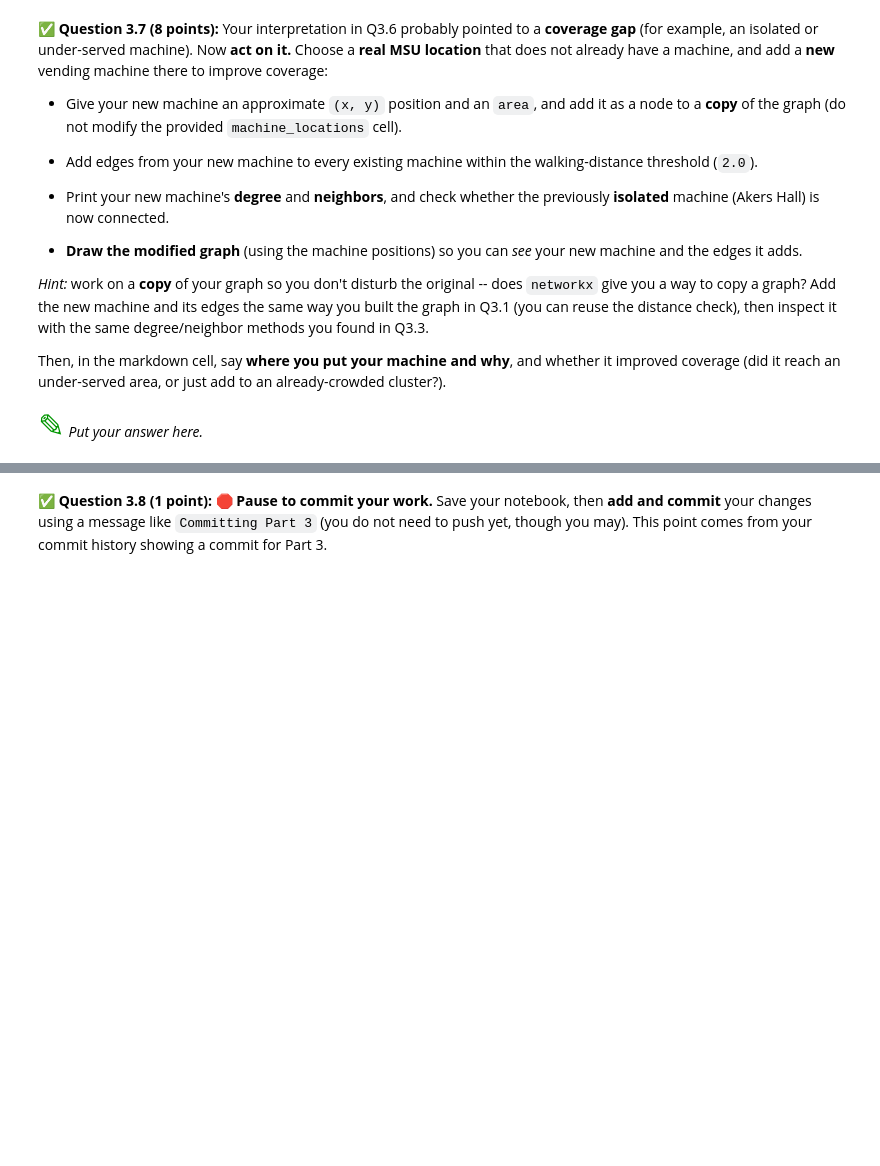
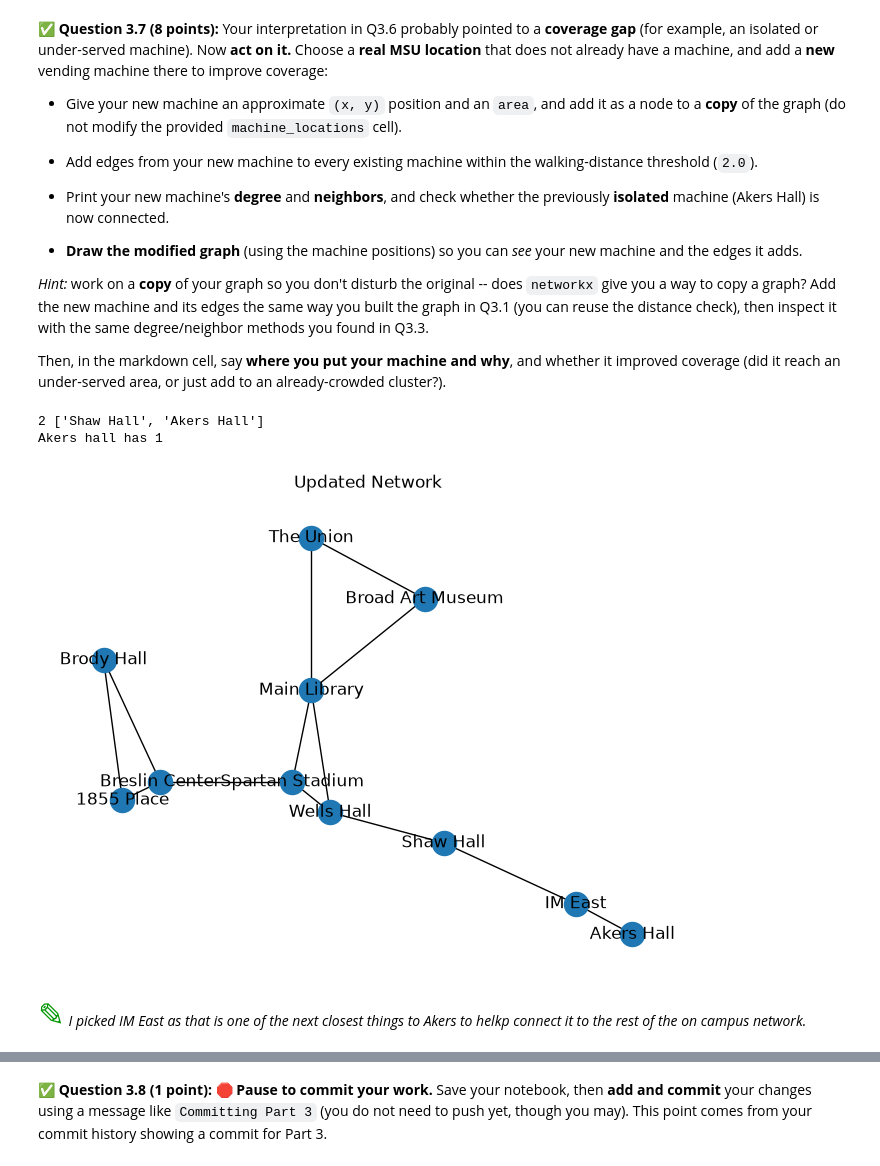
Before and after one commit to benni-ellisgoertler/CMSE202-f26-turnin, a Jupyter notebook: hw-02/HW02-ABMandGraphTheory-STUDENT.ipynb, the cells around one changed output, grey strips where cells are left out. Saved outputs shown, nothing was run; the diff lists cells and outputs as text; code cells hidden in the pictures; blank space fills up the shorter version.

```diff
--- a/hw-02/HW02-ABMandGraphTheory-STUDENT.ipynb
+++ b/hw-02/HW02-ABMandGraphTheory-STUDENT.ipynb
@@ -655,5 +715,19 @@ Then, in the markdown cell, say **where you put your machine and why**, and whet
-# %% [markdown]
-<font size=6 color="#009600">&#9998;</font> *Put your answer here.*
+# %%
+H = G.copy()
+H.add_node("IM East", pos=(9.5,5.5), area="East")
+for n, d in G.nodes(data=True):
+    if math.hypot(d["pos"][0] - new_pos[0], d["pos"][1] - new_pos[1]) <= 2.0:
+        H.add_edge(new_name, n)
+print(H.degree(new_name), list(H.neighbors(new_name)))
+print("Akers hall has",H.degree("Akers Hall","neighbors"))
+nx.draw(H, nx.get_node_attributes(H, "pos"), with_labels=True)
+plt.title("Updated Network"); plt.show()
+# %% [output]
+2 ['Shaw Hall', 'Akers Hall']
+Akers hall has 1
+[figure, added]
+# %% [markdown]
+<font size=6 color="#009600">&#9998;</font> *I picked IM East as that is one of the next closest things to Akers to helkp connect it to the rest of the on campus network.*
 # %% [markdown]
 <!-- END QUESTION -->
 <!-- DO NOT MODIFY OR DELETE THIS CELL -->
```
Also changed, not shown: parts of 19 cells of this notebook.
